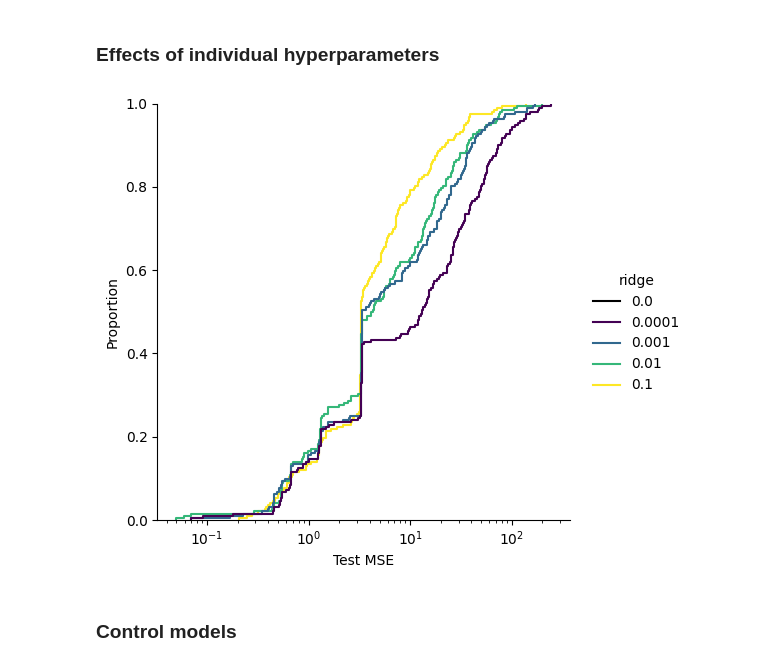
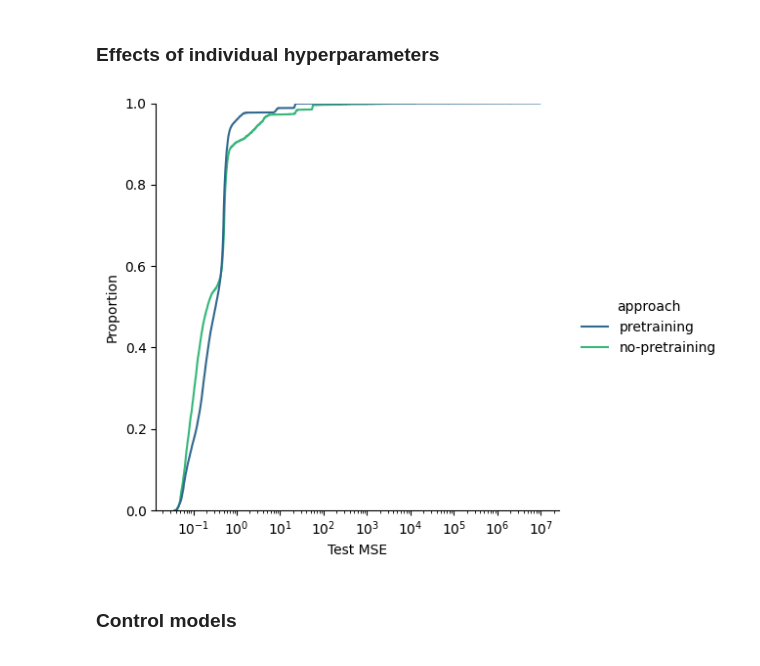
Before and after one commit to lichterberci/rbfar-ols, a Jupyter notebook: experiments.ipynb, the cells around one changed output. Saved outputs shown, nothing was run; the diff lists cells and outputs as text; code cells hidden in the pictures.

Commit message:
finally some good results :)

```diff
--- a/experiments.ipynb
+++ b/experiments.ipynb
@@ -350,8 +382,7 @@ for i, res in enumerate(proposed_results):
         {
             "Type": ["Proposed"],
             "Name": [
-                f"{res.metadata['optimizer_type']}-w.{cfg.approach}(m={res.metadata['total_centers']}, alpha={res.metadata['optimizer_params']['_alpha']}, eps={cfg.optimizer._epsilon} tuned={res.metadata['post_tuned']})" if res.metadata["optimizer_type"] == "SvdOptimizer" else
-                f"{res.metadata['optimizer_type']}-w.{cfg.approach}(|C|={res.metadata['selected_centers']}, rho={res.metadata['optimizer_params']['_rho']} tuned={res.metadata['post_tuned']})"
+                f"{res.metadata['optimizer_type']}-w.{cfg.approach}"
             ],
             "Test R": [test_metrics.pearson_correlation_coefficient()],
             "Test R^2": [test_metrics.R2()],
@@ -393,7 +424,7 @@ for i, res in enumerate(control_results):
     new_row = pd.DataFrame(
         {
             "Type": ["Control"],
-            "Name": [f"{'GD' if isinstance(cfg, ControlGDConfig) else 'EM-VP'} (m={res.metadata.get('m_ctrl', cfg.num_components if isinstance(cfg, ControlEMVPConfig) else cfg.m)}, lr={cfg.lr if hasattr(cfg, 'lr') else np.nan}, ridge={cfg.ridge})"],
+            "Name": [f"{'GD-' if isinstance(cfg, ControlGDConfig) else 'EMVP'} "],
             "Test R": [control_test_metrics.pearson_correlation_coefficient()],
             "Test R^2": [control_test_metrics.R2()],
             "Test RMSE": [control_test_metrics.root_mean_squared_error()],
@@ -544,14 +573,18 @@ plt.show()
 ### Effects of individual hyperparameters
 # %%
 # HYPERPARAM = "optimizer._alpha"
-HYPERPARAM = "ridge"
-# HYPERPARAM = "num_components"
+# HYPERPARAM = "ridge"
+# HYPERPARAM = "m"
+# HYPERPARAM = "post_tune"
+HYPERPARAM = "approach"
+# HYPERPARAM = "optimizer._beta"
 METRIC_LOG_SCALE = True
 PARAM_LOG_SCALE = True
 
 PROPOSED_HYPERPARAM = True
 # %%
-hyperparam_values = sorted(
+
+hyperparam_values = (
     map(
         lambda cfg: cfg.__dict__.get(HYPERPARAM, None),
         proposed_configs if PROPOSED_HYPERPARAM else control_configs,
@@ -563,22 +596,34 @@ hyperparam_values = sorted(
         proposed_configs if PROPOSED_HYPERPARAM else control_configs,
     )
 )
+
+
 hyperparam_results_df = results_df[results_df["Type"] == ("Proposed" if PROPOSED_HYPERPARAM else "Control")].copy()
-hyperparam_results_df[HYPERPARAM] = hyperparam_values
+hyperparam_results_df[HYPERPARAM] = list(hyperparam_values)
 # %%
-sns.displot(
-    data=hyperparam_results_df,
-    x=test_metric,
-    hue=HYPERPARAM,
-    hue_norm=LogNorm() if PARAM_LOG_SCALE else None,
-    kind="ecdf",
-    palette="viridis",
-    log_scale=(METRIC_LOG_SCALE, False),
-)
+try:
+    sns.displot(
+        data=hyperparam_results_df,
+        x=test_metric,
+        hue=HYPERPARAM,
+        hue_norm=LogNorm() if PARAM_LOG_SCALE else None,
+        kind="ecdf",
+        palette="viridis",
+        log_scale=(METRIC_LOG_SCALE, False),
+    )
+except ValueError as e:
+    sns.displot(
+        data=hyperparam_results_df,
+        x=test_metric,
+        hue=HYPERPARAM,
+        kind="ecdf",
+        palette="viridis",
+        log_scale=(METRIC_LOG_SCALE, False),
+    )
 # plt.xlim(right= np.log10(hyperparam_results_df[test_metric].max() / 10))
 plt.show()
 # %% [output]
-[figure, old version]
+[figure, new version]
 # %% [markdown]
 ### Control models
 # %%
```
Also changed, not shown: parts of 17 cells of this notebook, 3 other files.
